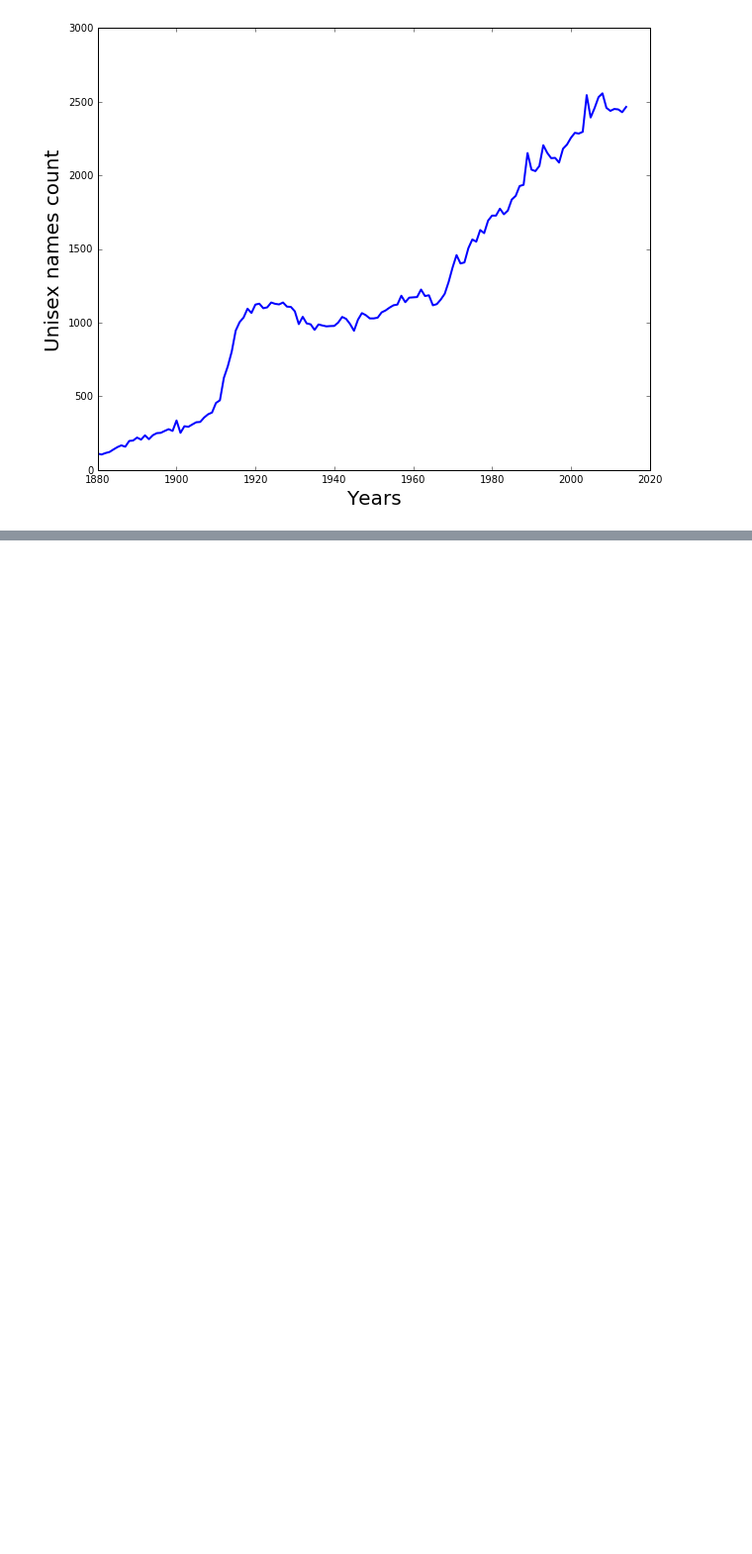
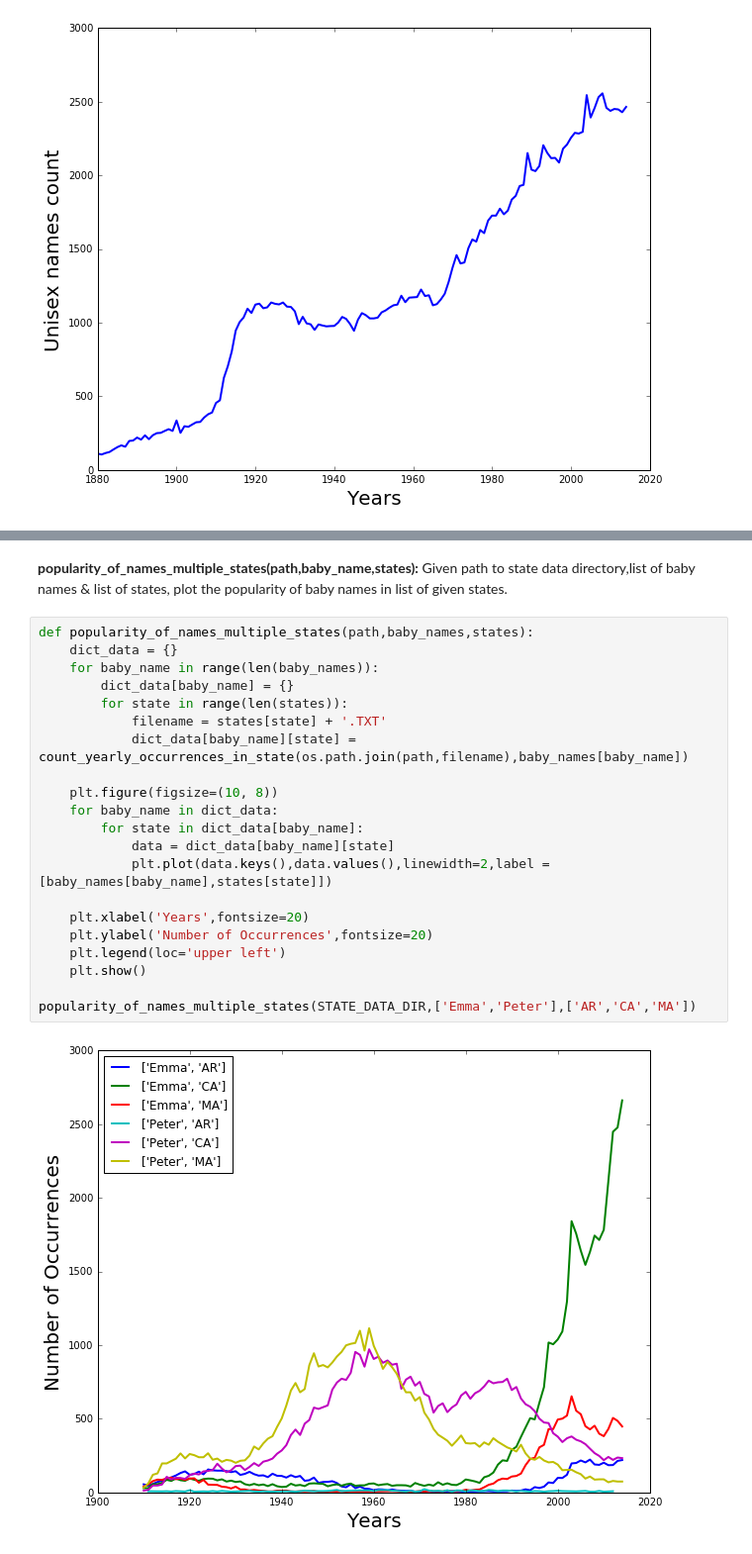
Before and after one commit to Ashwinee/Python-exercises, a Jupyter notebook: Babynames.ipynb, the cells around one changed output, grey strips where cells are left out. Shown: that part at 99% size. Cells and saved outputs as stored; diff of their text form; blank space fills up the shorter version.

```diff
--- a/Babynames.ipynb
+++ b/Babynames.ipynb
@@ -533,0 +588,25 @@ plot_no_of_unisex_names_in_years(unisex)
+# %% [markdown]
+__popularity_of_names_multiple_states(path,baby_name,states):__ Given path to state data directory,list of baby names & list of states, plot the popularity of baby names in list of given states.
+# %%
+def popularity_of_names_multiple_states(path,baby_names,states):
+    dict_data = {}
+    for baby_name in range(len(baby_names)):
+        dict_data[baby_name] = {}
+        for state in range(len(states)):
+            filename = states[state] + '.TXT'
+            dict_data[baby_name][state] = count_yearly_occurrences_in_state(os.path.join(path,filename),baby_names[baby_name])
+
+    plt.figure(figsize=(10, 8))
+    for baby_name in dict_data:
+        for state in dict_data[baby_name]:
+            data = dict_data[baby_name][state]
+            plt.plot(data.keys(),data.values(),linewidth=2,label = [baby_names[baby_name],states[state]])
+
+    plt.xlabel('Years',fontsize=20)
+    plt.ylabel('Number of Occurrences',fontsize=20)
+    plt.legend(loc='upper left')
+    plt.show()
+
+popularity_of_names_multiple_states(STATE_DATA_DIR,['Emma','Peter'],['AR','CA','MA'])
+# %% [output]
+[figure, added]
```
Also changed, not shown: parts of 28 cells of this notebook, 3 other files.
